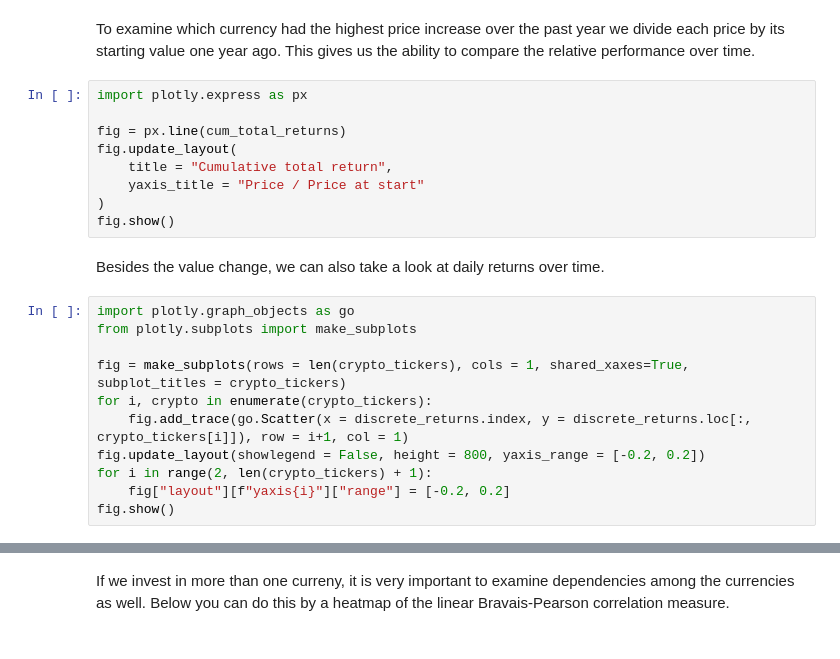
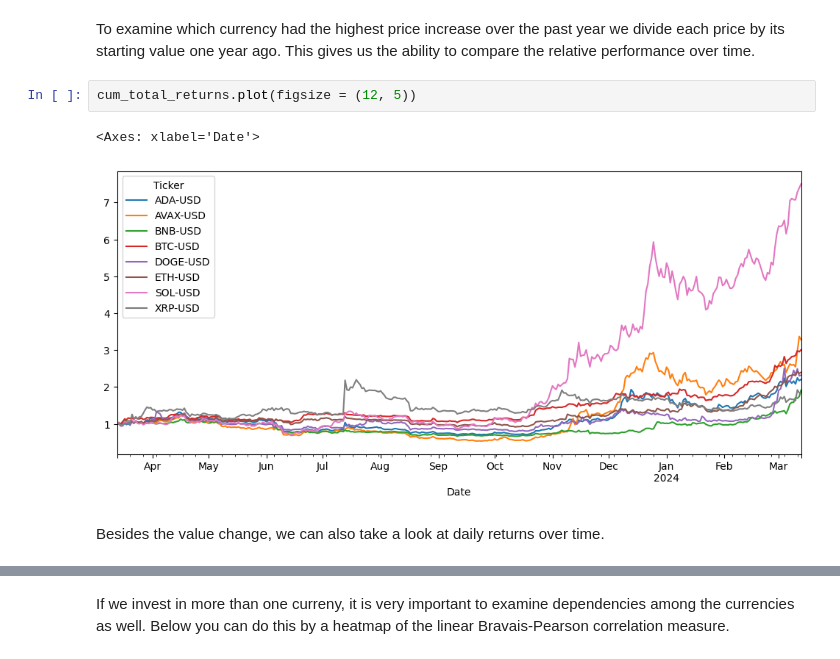
Before and after one commit to RalfKellner/digital_reporting_demo, a Jupyter notebook: example_notebook.ipynb, the cells around one changed output, grey strips where cells are left out. Drawn from its saved outputs; the diff is of its cells as text.

Commit message:
switched plot types

```diff
--- a/example_notebook.ipynb
+++ b/example_notebook.ipynb
@@ -92,24 +93,9 @@ descriptive_statistics
 # %% [markdown]
 To examine which currency had the highest price increase over the past year we divide each price by its starting value one year ago. This gives us the ability to compare the relative performance over time.
-# %%
-import plotly.express as px
-
-fig = px.line(cum_total_returns)
-fig.update_layout(
-    title = "Cumulative total return",
-    yaxis_title = "Price / Price at start"
-)
-fig.show()
+# %%
+cum_total_returns.plot(figsize = (12, 5))
+# %% [output]
+<Axes: xlabel='Date'>
+[figure, added]
 # %% [markdown]
 Besides the value change, we can also take a look at daily returns over time.
-# %%
-import plotly.graph_objects as go
-from plotly.subplots import make_subplots
-
-fig = make_subplots(rows = len(crypto_tickers), cols = 1, shared_xaxes=True,  subplot_titles = crypto_tickers)
-for i, crypto in enumerate(crypto_tickers):
-    fig.add_trace(go.Scatter(x = discrete_returns.index, y = discrete_returns.loc[:, crypto_tickers[i]]), row = i+1, col = 1)
-fig.update_layout(showlegend = False, height = 800, yaxis_range = [-0.2, 0.2])
-for i in range(2, len(crypto_tickers) + 1):
-    fig["layout"][f"yaxis{i}"]["range"] = [-0.2, 0.2]
-fig.show()
```
Also changed, not shown: parts of 6 cells of this notebook.
